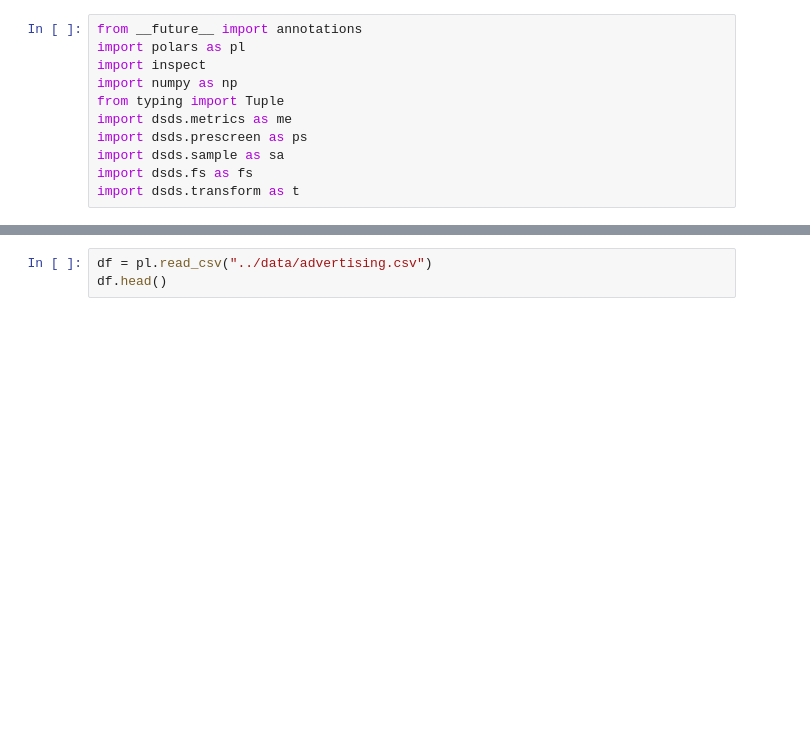
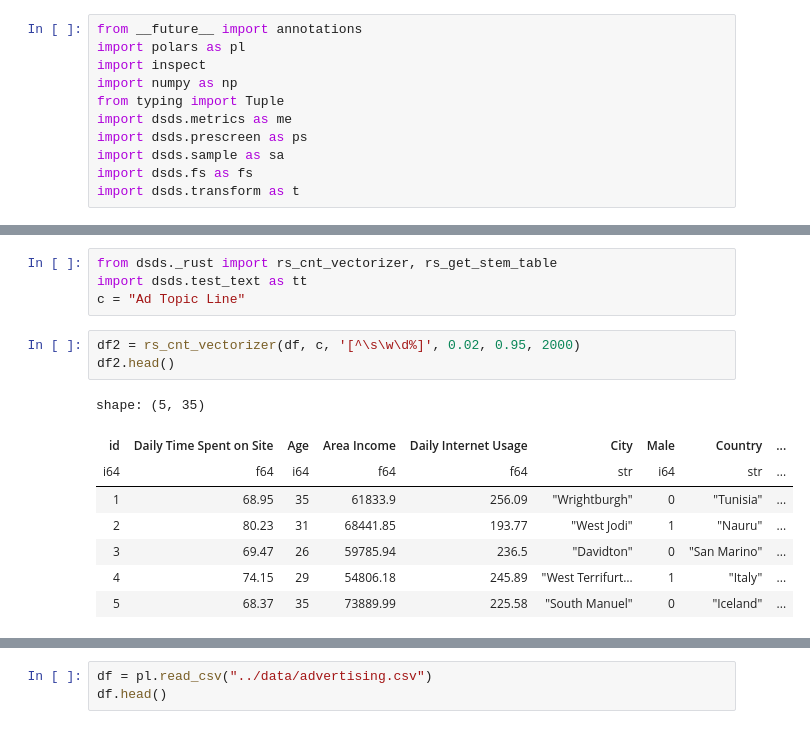
Before and after one commit to abstractqqq/dsds, a Jupyter notebook: examples/test.ipynb, the cells around one changed output, grey strips where cells are left out. Drawn from its saved outputs; the diff is of its cells as text; blank space fills up the shorter version.

```diff
--- a/examples/test.ipynb
+++ b/examples/test.ipynb
@@ -20,0 +22,16 @@ for train, test in sa.time_series_split(df, n_splits=5):
+# %%
+from dsds._rust import rs_cnt_vectorizer, rs_get_stem_table
+import dsds.test_text as tt
+c = "Ad Topic Line"
+# %%
+df2 = rs_cnt_vectorizer(df, c, '[^\s\w\d%]', 0.02, 0.95, 2000)
+df2.head()
+# %% [output]
+shape: (5, 35)
+| id | Daily Time Spent on Site | Age | Area Income | Daily Internet Usage | City | Male | Country | ... |
+| i64 | f64 | i64 | f64 | f64 | str | i64 | str | ... |
+| 1 | 68.95 | 35 | 61833.9 | 256.09 | "Wrightburgh" | 0 | "Tunisia" | ... |
+| 2 | 80.23 | 31 | 68441.85 | 193.77 | "West Jodi" | 1 | "Nauru" | ... |
+| 3 | 69.47 | 26 | 59785.94 | 236.5 | "Davidton" | 0 | "San Marino" | ... |
+| 4 | 74.15 | 29 | 54806.18 | 245.89 | "West Terrifurt… | 1 | "Italy" | ... |
+| 5 | 68.37 | 35 | 73889.99 | 225.58 | "South Manuel" | 0 | "Iceland" | ... |
```
Also changed, not shown: parts of 13 cells of this notebook, 26 other files.
